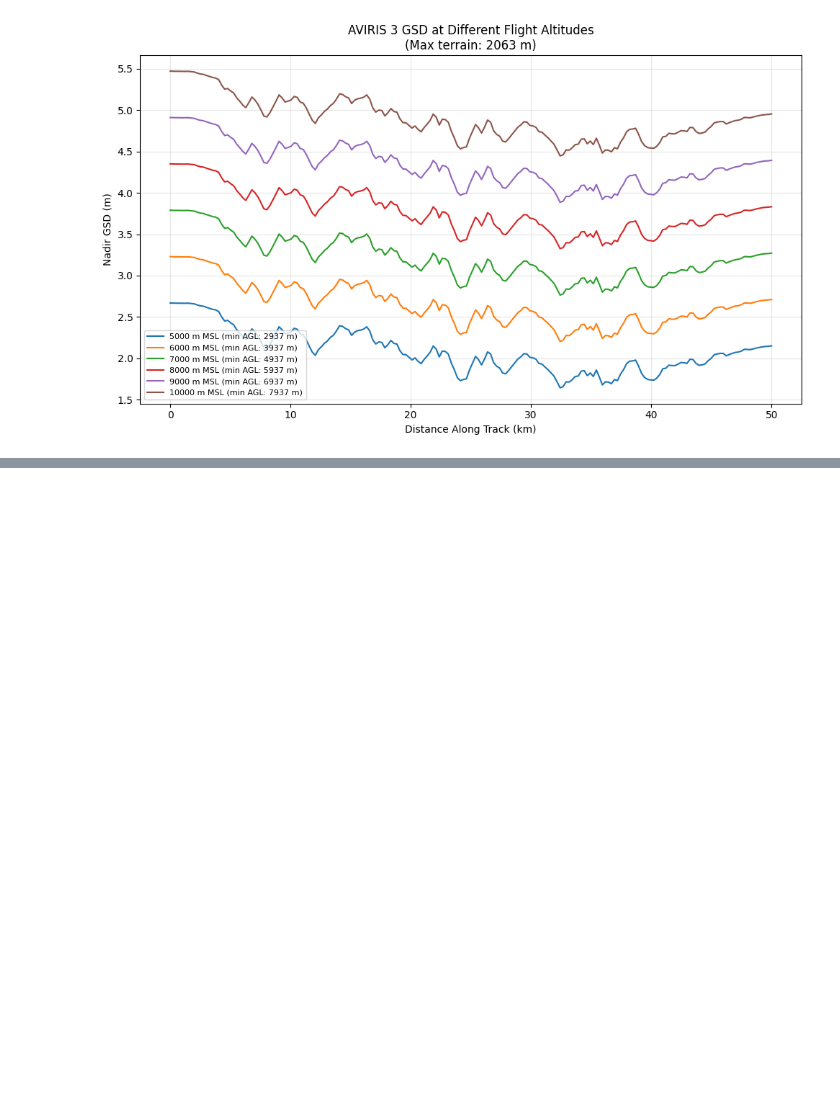
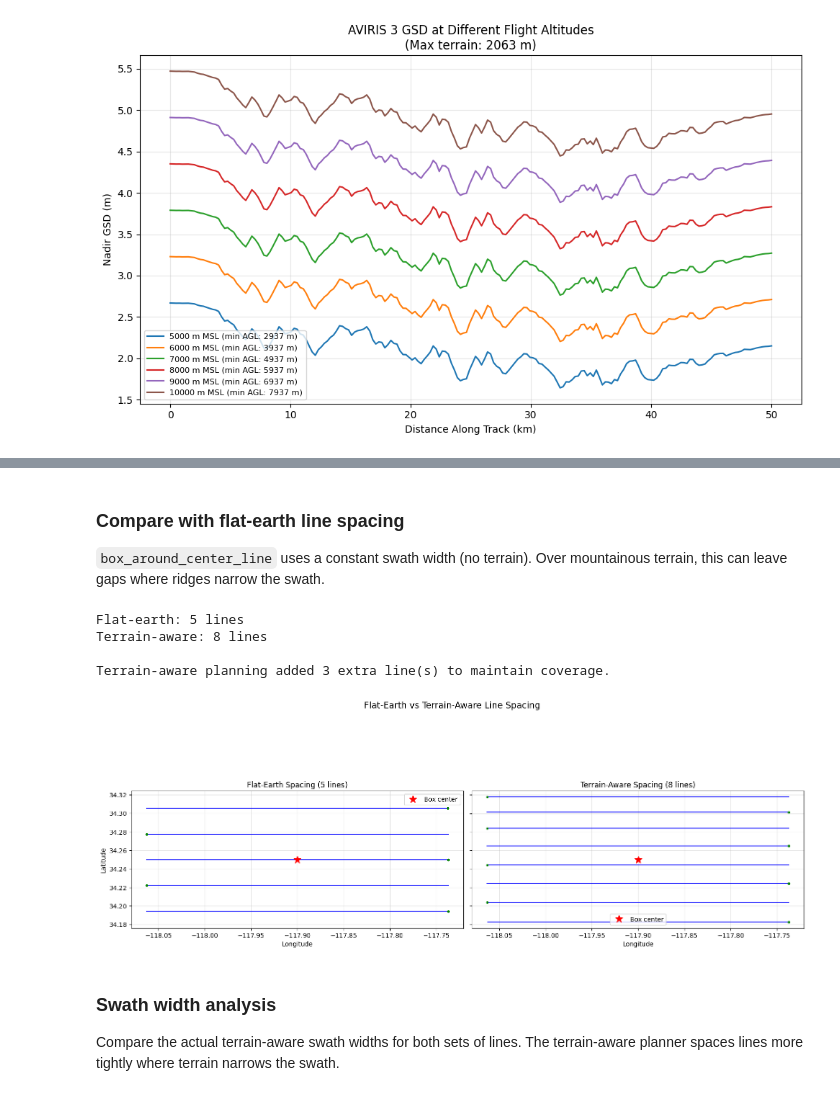
Before and after one commit to ryanpavlick/hyplan, a Jupyter notebook: notebooks/terrain_aware_planning.ipynb, the cells around one changed output, grey strips where cells are left out. Drawn from its saved outputs; the diff is of its cells as text; code cells hidden in the pictures; blank space fills up the shorter version.

```diff
--- a/notebooks/terrain_aware_planning.ipynb
+++ b/notebooks/terrain_aware_planning.ipynb
@@ -185,0 +247,57 @@ plt.show()
+# %% [markdown]
+### Compare with flat-earth line spacing
+
+`box_around_center_line` uses a constant swath width (no terrain). Over mountainous
+terrain, this can leave gaps where ridges narrow the swath.
+# %%
+# Generate flat-earth lines at the same altitude for comparison
+flat_lines = box_around_center_line(
+    instrument=sensor,
+    altitude_msl=terrain_lines[0].altitude_msl,
+    lat0=lat0, lon0=lon0,
+    azimuth=azimuth,
+    box_length=box_length,
+    box_width=box_width,
+    box_name="Flat",
+    overlap=20.0,
+)
+
+print(f"Flat-earth: {len(flat_lines)} lines")
+print(f"Terrain-aware: {len(terrain_lines)} lines")
+print(f"\nTerrain-aware planning added {len(terrain_lines) - len(flat_lines)} extra line(s) to maintain coverage.")
+# %% [output]
+Flat-earth: 5 lines
+Terrain-aware: 8 lines
+
+Terrain-aware planning added 3 extra line(s) to maintain coverage.
+# %%
+# Side-by-side comparison
+fig, (ax1, ax2) = plt.subplots(1, 2, figsize=(16, 7), sharey=True)
+
+for ax, lines_list, title in [
+    (ax1, flat_lines, f"Flat-Earth Spacing ({len(flat_lines)} lines)"),
+    (ax2, terrain_lines, f"Terrain-Aware Spacing ({len(terrain_lines)} lines)"),
+]:
+    for fl in lines_list:
+        x, y = fl.geometry.xy
+        ax.plot(x, y, "b-", linewidth=1.5, alpha=0.8)
+        ax.plot(x[0], y[0], "go", markersize=3)
+
+    ax.plot(lon0, lat0, "r*", markersize=12, label="Box center")
+    ax.set_title(title)
+    ax.set_xlabel("Longitude")
+    ax.set_aspect("equal")
+    ax.grid(True, alpha=0.3)
+    ax.legend()
+
+ax1.set_ylabel("Latitude")
+plt.suptitle("Flat-Earth vs Terrain-Aware Line Spacing", fontsize=14)
+plt.tight_layout()
+plt.show()
+# %% [output]
+[figure, added]
+# %% [markdown]
+### Swath width analysis
+
+Compare the actual terrain-aware swath widths for both sets of lines.
+The terrain-aware planner spaces lines more tightly where terrain narrows the swath.
```
Also changed, not shown: parts of 8 cells of this notebook, 3 other files.
